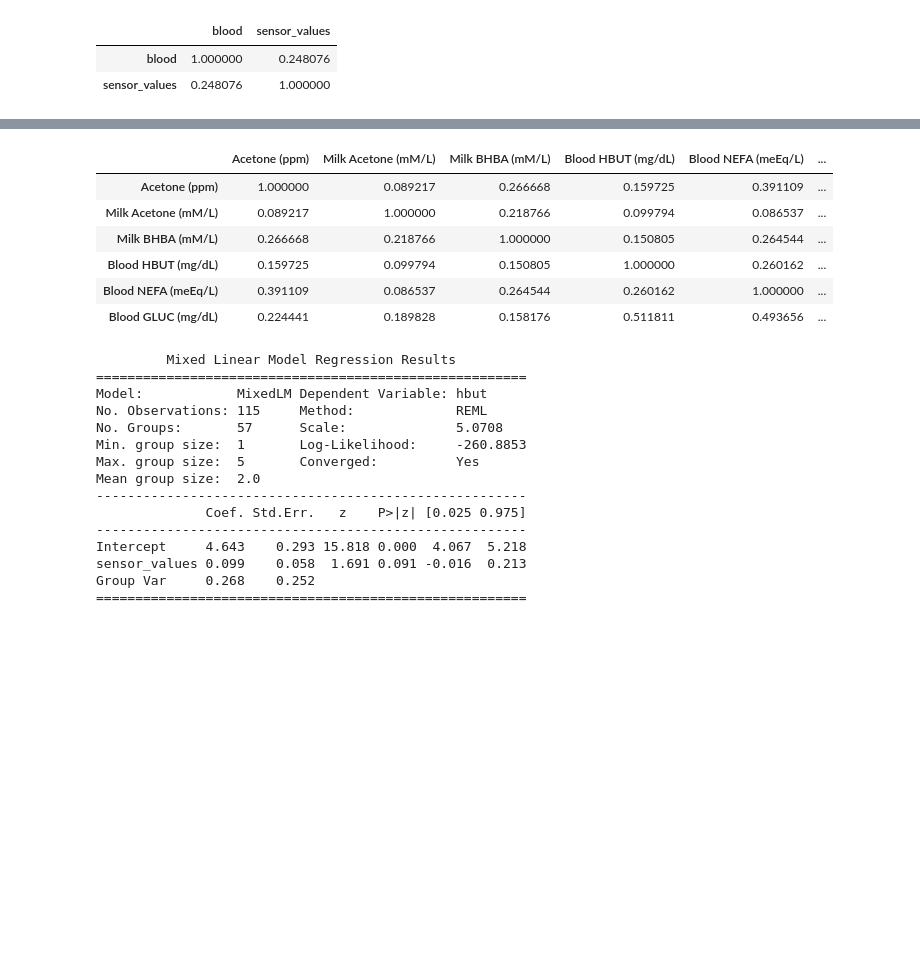
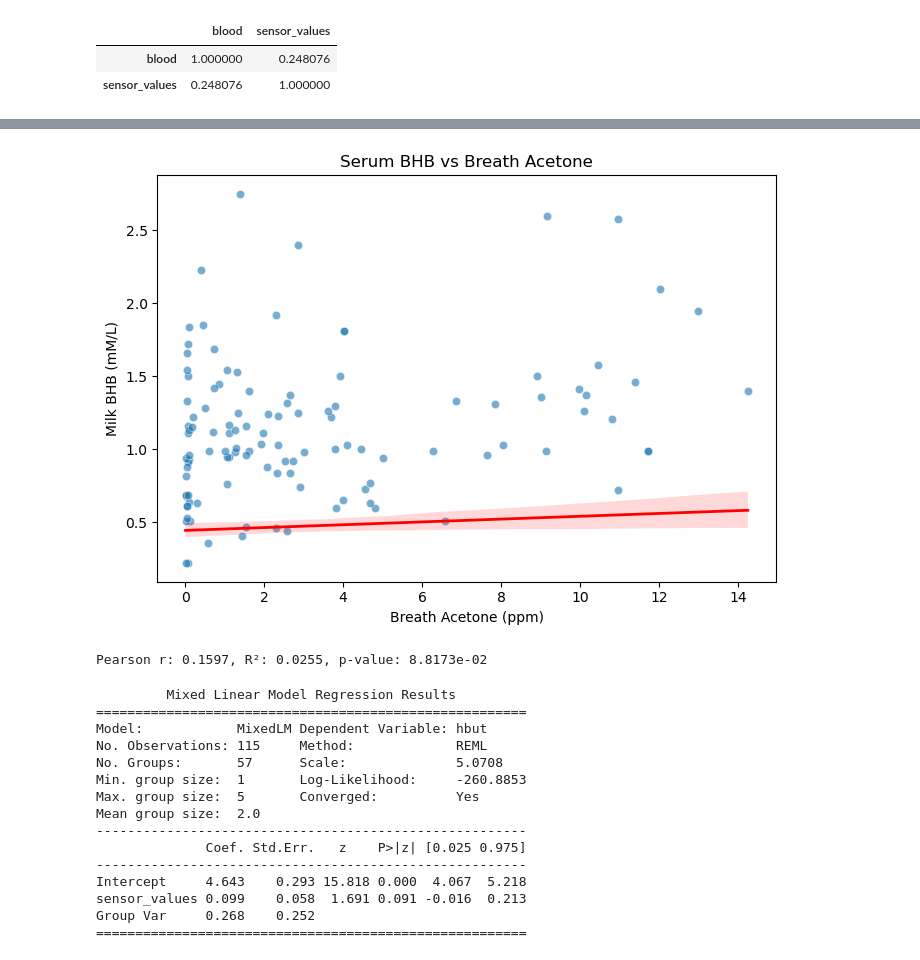
Before and after one commit to rajeshneupane7/ketosis_project, a Jupyter notebook: data_processing.ipynb, the cells around one changed output, grey strips where cells are left out. Drawn from its saved outputs; the diff is of its cells as text; code cells hidden in the pictures; blank space fills up the shorter version.

```diff
--- a/data_processing.ipynb
+++ b/data_processing.ipynb
@@ -181,10 +184,26 @@ plt.show()
 # %%
-matrix
+# ...existing code...
+import matplotlib.pyplot as plt
+import seaborn as sns
+import numpy as np
+from scipy.stats import pearsonr
+
+
+# plot scatter + fitted line (regression) and annotate r^2
+plt.figure(figsize=(7,5))
+ax = sns.scatterplot(x='Breath Acetone (ppm)', y='Milk BHB (mM/L)', data=merged_milk_df, alpha=0.6)
+sns.regplot(x='Breath Acetone (ppm)', y='Serum BHB (mmol/L)', data=df, scatter=False, ax=ax, color='red', line_kws={'lw':2})
+
+
+ax.set_title('Serum BHB vs Breath Acetone')
+ax.set_xlabel('Breath Acetone (ppm)')
+ax.set_ylabel('Milk BHB (mM/L)')
+plt.tight_layout()
+plt.show()
+
+# print numeric summary
+print(f"Pearson r: {r:.4f}, R²: {r2:.4f}, p-value: {p:.4e}")
+# ...existing code...
 # %% [output]
-|  | Acetone (ppm) | Milk Acetone (mM/L) | Milk BHBA (mM/L) | Blood HBUT (mg/dL) | Blood NEFA (meEq/L) | ... |
-| Acetone (ppm) | 1.000000 | 0.089217 | 0.266668 | 0.159725 | 0.391109 | ... |
-| Milk Acetone (mM/L) | 0.089217 | 1.000000 | 0.218766 | 0.099794 | 0.086537 | ... |
-| Milk BHBA (mM/L) | 0.266668 | 0.218766 | 1.000000 | 0.150805 | 0.264544 | ... |
-| Blood HBUT (mg/dL) | 0.159725 | 0.099794 | 0.150805 | 1.000000 | 0.260162 | ... |
-| Blood NEFA (meEq/L) | 0.391109 | 0.086537 | 0.264544 | 0.260162 | 1.000000 | ... |
-| Blood GLUC (mg/dL) | 0.224441 | 0.189828 | 0.158176 | 0.511811 | 0.493656 | ... |
+[figure, added]
+Pearson r: 0.1597, R²: 0.0255, p-value: 8.8173e-02
```
Also changed, not shown: parts of 5 cells of this notebook, 1 other file.
